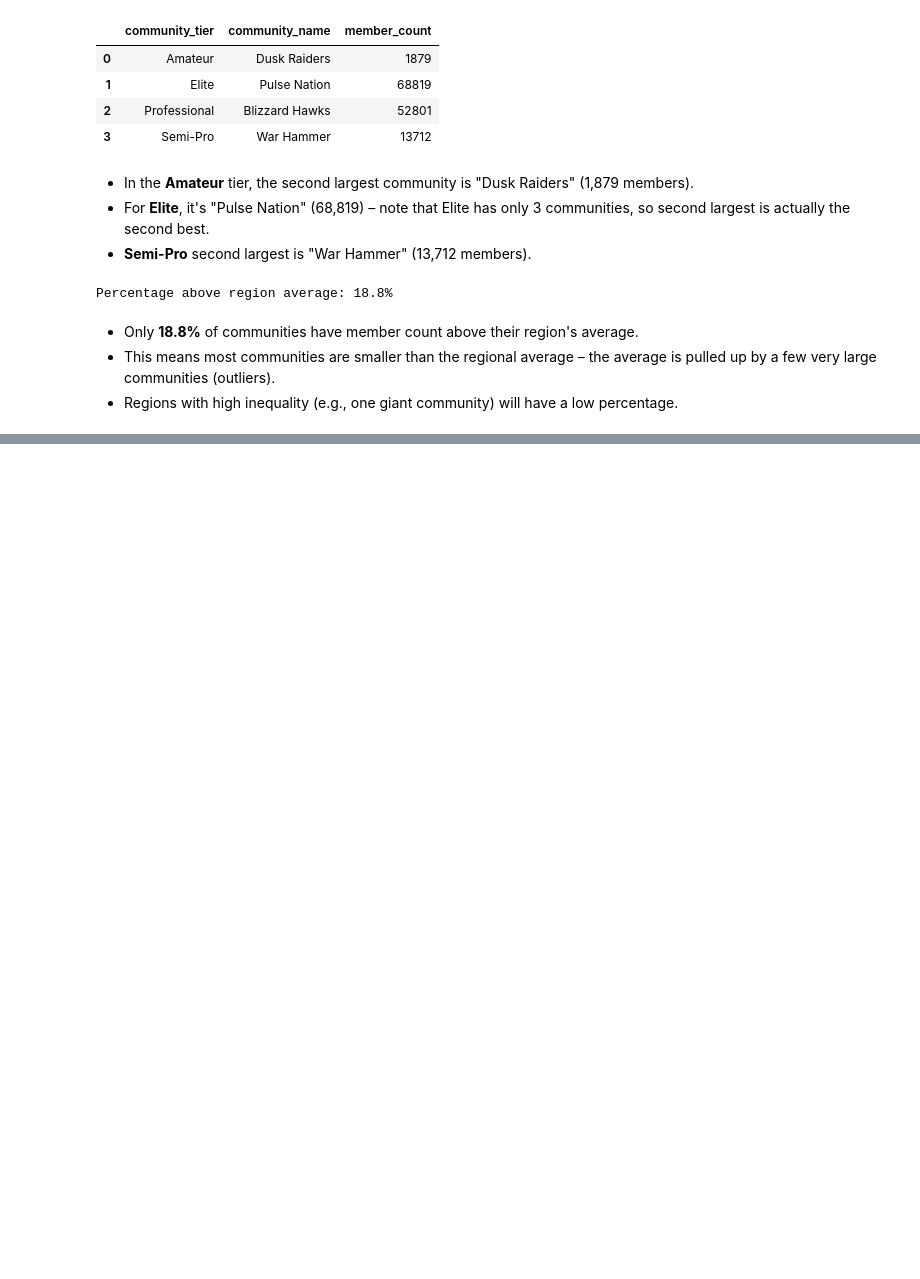
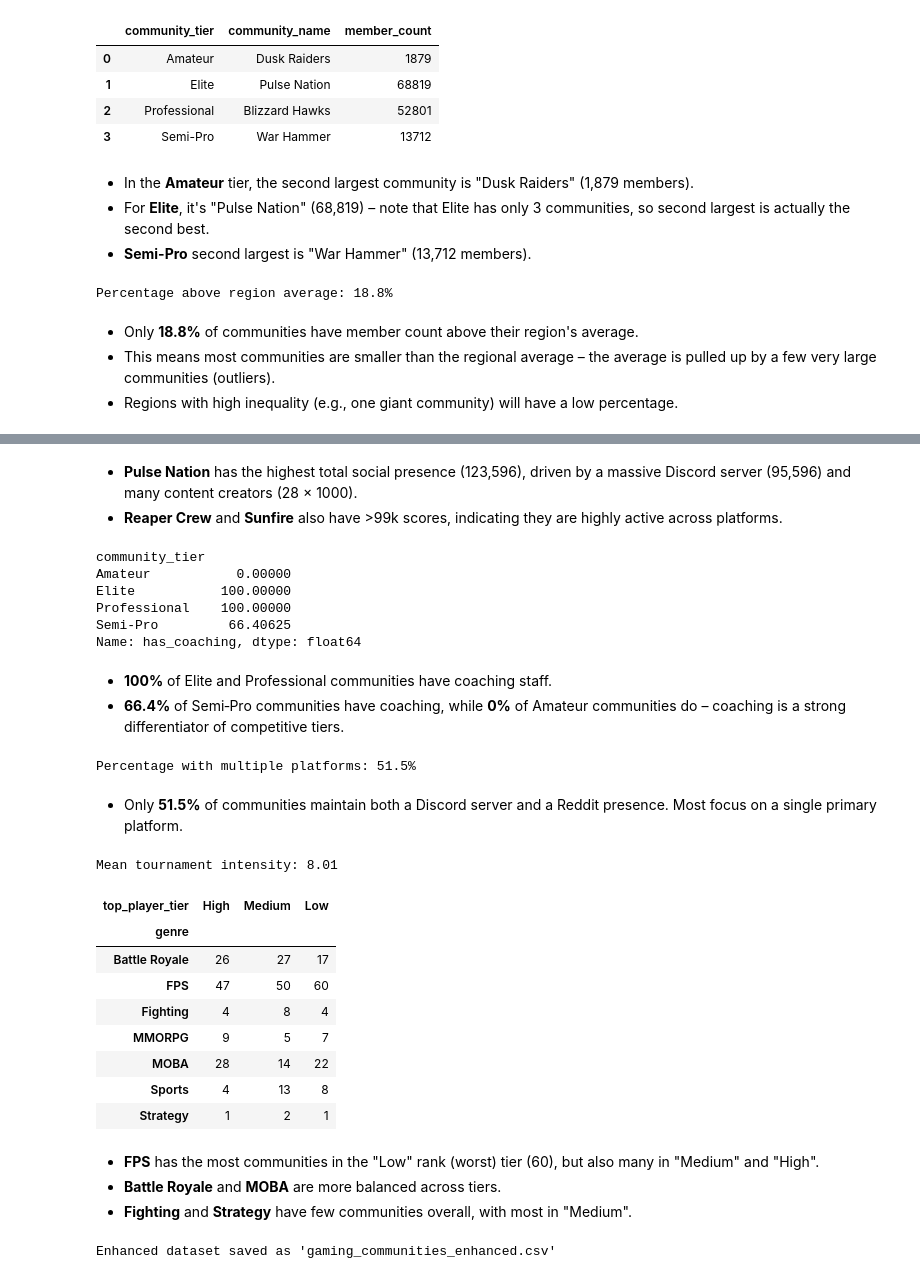
Before and after one commit to faizantoheed456/arena-gaming-eda, a Jupyter notebook: ARENA_session_3_groupby_feature_eng.ipynb, the cells around one changed output, grey strips where cells are left out. Cells and saved outputs as stored; diff of their text form; code cells hidden in the pictures; blank space fills up the shorter version.

```diff
--- a/ARENA_session_3_groupby_feature_eng.ipynb
+++ b/ARENA_session_3_groupby_feature_eng.ipynb
@@ -366,0 +466,52 @@ Percentage above region average: 18.8%
+# %% [markdown]
+- **Pulse Nation** has the highest total social presence (123,596), driven by a massive Discord server (95,596) and many content creators (28 × 1000).
+- **Reaper Crew** and **Sunfire** also have >99k scores, indicating they are highly active across platforms.
+# %%
+gaming_data['has_coaching'] = gaming_data['coaching_staff'] > 0
+gaming_data.groupby(['community_tier'])['has_coaching'].mean() * 100
+# %% [output]
+community_tier
+Amateur           0.00000
+Elite           100.00000
+Professional    100.00000
+Semi-Pro         66.40625
+Name: has_coaching, dtype: float64
+# %% [markdown]
+- **100%** of Elite and Professional communities have coaching staff.
+- **66.4%** of Semi‑Pro communities have coaching, while **0%** of Amateur communities do – coaching is a strong differentiator of competitive tiers.
+# %%
+gaming_data['has_multiple_platforms'] = (gaming_data['discord_server_size'] > 0) & (gaming_data['reddit_community_size'] > 0)
+print(f"Percentage with multiple platforms: {gaming_data['has_multiple_platforms'].mean()*100:.1f}%")
+# %% [output]
+Percentage with multiple platforms: 51.5%
+# %% [markdown]
+- Only **51.5%** of communities maintain both a Discord server and a Reddit presence. Most focus on a single primary platform.
+# %%
+gaming_data['log_member_count'] = np.log1p(gaming_data['member_count'])
+# %%
+gaming_data['tournament_intensity'] = gaming_data['tournaments_hosted'] / (gaming_data['member_count'] / 1000)
+print(f"Mean tournament intensity: {gaming_data['tournament_intensity'].mean():.2f}")
+# %% [output]
+Mean tournament intensity: 8.01
+# %%
+gaming_data['top_player_tier'] = pd.qcut(gaming_data['top_player_rank'], q=3, labels=['High', 'Medium', 'Low'])
+gaming_data.groupby(['genre'])['top_player_tier'].value_counts().unstack()
+# %% [output]
+| top_player_tier | High | Medium | Low |
+| genre |  |  |  |
+| Battle Royale | 26 | 27 | 17 |
+| FPS | 47 | 50 | 60 |
+| Fighting | 4 | 8 | 4 |
+| MMORPG | 9 | 5 | 7 |
+| MOBA | 28 | 14 | 22 |
+| Sports | 4 | 13 | 8 |
+| Strategy | 1 | 2 | 1 |
+# %% [markdown]
+- **FPS** has the most communities in the "Low" rank (worst) tier (60), but also many in "Medium" and "High".
+- **Battle Royale** and **MOBA** are more balanced across tiers.
+- **Fighting** and **Strategy** have few communities overall, with most in "Medium".
+# %%
+gaming_data.to_csv('gaming_communities_enhanced.csv', index=False)
+print("Enhanced dataset saved as 'gaming_communities_enhanced.csv'")
+# %% [output]
+Enhanced dataset saved as 'gaming_communities_enhanced.csv'
```
Also changed, not shown: parts of 10 cells of this notebook, 1 other file.
